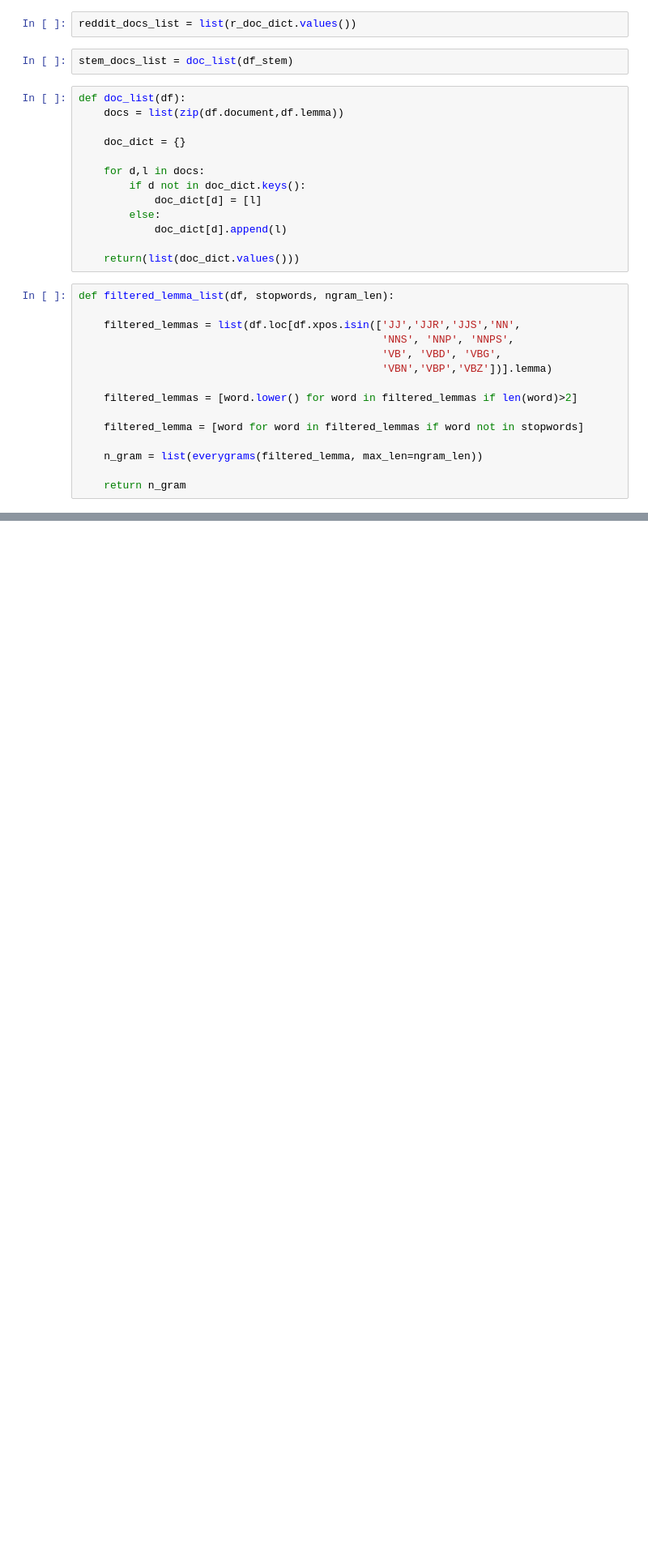
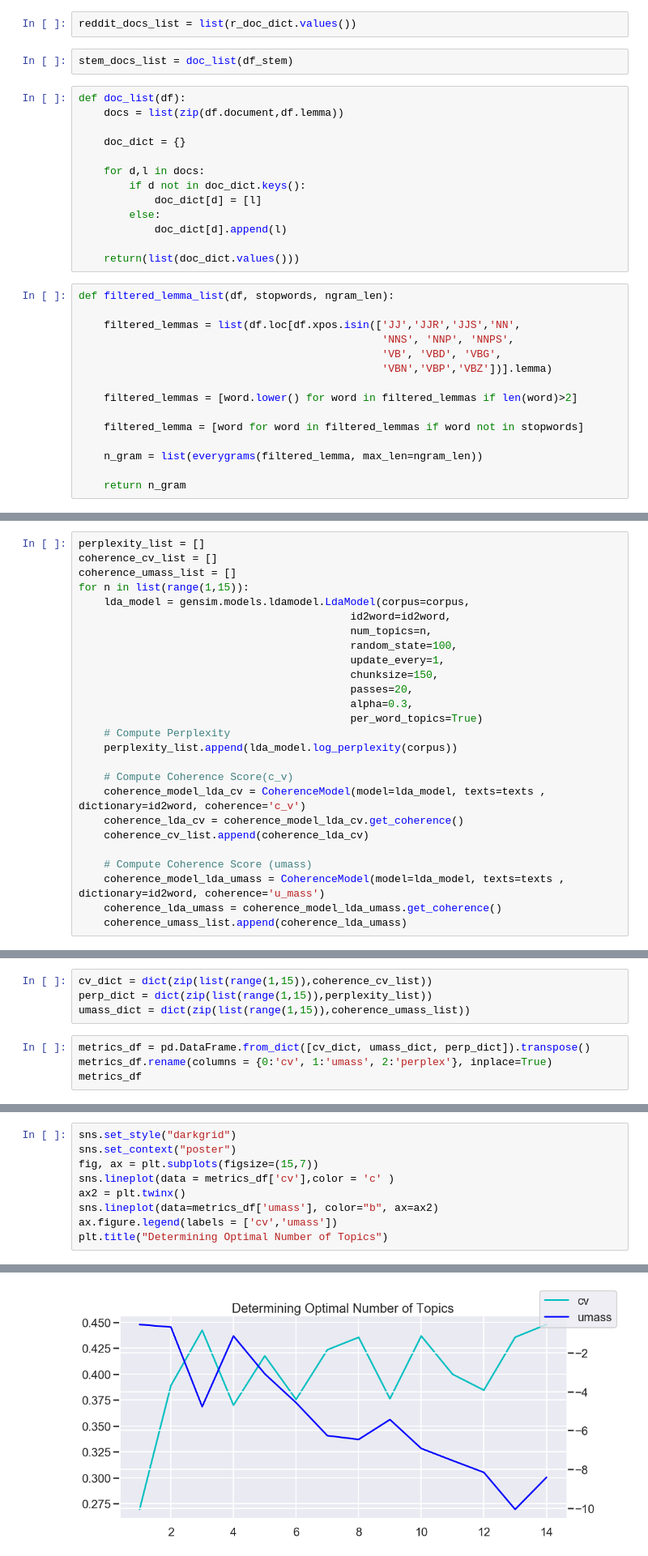
Before and after one commit to k-christensen/MeToo_in_STEM, a Jupyter notebook: exploratory.ipynb, the cells around one changed output, grey strips where cells are left out. Shown at 81% size. Cells and saved outputs as stored; diff of their text form; blank space fills up the shorter version.

Commit message:
added graphic for optimal number of topics

```diff
--- a/exploratory.ipynb
+++ b/exploratory.ipynb
@@ -1891,0 +1997,26 @@ doc_list(df_reddit,stopword_list)
+# %%
+perplexity_list = []
+coherence_cv_list = []
+coherence_umass_list = []
+for n in list(range(1,15)):
+    lda_model = gensim.models.ldamodel.LdaModel(corpus=corpus,
+                                           id2word=id2word,
+                                           num_topics=n,
+                                           random_state=100,
+                                           update_every=1,
+                                           chunksize=150,
+                                           passes=20,
+                                           alpha=0.3,
+                                           per_word_topics=True)
+    # Compute Perplexity
+    perplexity_list.append(lda_model.log_perplexity(corpus))
+
+    # Compute Coherence Score(c_v)
+    coherence_model_lda_cv = CoherenceModel(model=lda_model, texts=texts , dictionary=id2word, coherence='c_v')
+    coherence_lda_cv = coherence_model_lda_cv.get_coherence()
+    coherence_cv_list.append(coherence_lda_cv)
+
+    # Compute Coherence Score (umass)
+    coherence_model_lda_umass = CoherenceModel(model=lda_model, texts=texts , dictionary=id2word, coherence='u_mass')
+    coherence_lda_umass = coherence_model_lda_umass.get_coherence()
+    coherence_umass_list.append(coherence_lda_umass)
@@ -1891,0 +2027,8 @@ doc_list(df_reddit,stopword_list)
+# %%
+cv_dict = dict(zip(list(range(1,15)),coherence_cv_list))
+perp_dict = dict(zip(list(range(1,15)),perplexity_list))
+umass_dict = dict(zip(list(range(1,15)),coherence_umass_list))
+# %%
+metrics_df = pd.DataFrame.from_dict([cv_dict, umass_dict, perp_dict]).transpose()
+metrics_df.rename(columns = {0:'cv', 1:'umass', 2:'perplex'}, inplace=True)
+metrics_df
@@ -1891,0 +2069,10 @@ doc_list(df_reddit,stopword_list)
+# %%
+sns.set_style("darkgrid")
+sns.set_context("poster")
+fig, ax = plt.subplots(figsize=(15,7))
+sns.lineplot(data = metrics_df['cv'],color = 'c' )
+ax2 = plt.twinx()
+sns.lineplot(data=metrics_df['umass'], color="b", ax=ax2)
+ax.figure.legend(labels = ['cv','umass'])
+plt.title("Determining Optimal Number of Topics")
+# %% [output]
@@ -1891,0 +2080 @@ doc_list(df_reddit,stopword_list)
+[figure, added]
```
Also changed, not shown: parts of 34 cells of this notebook, 2 other files.
